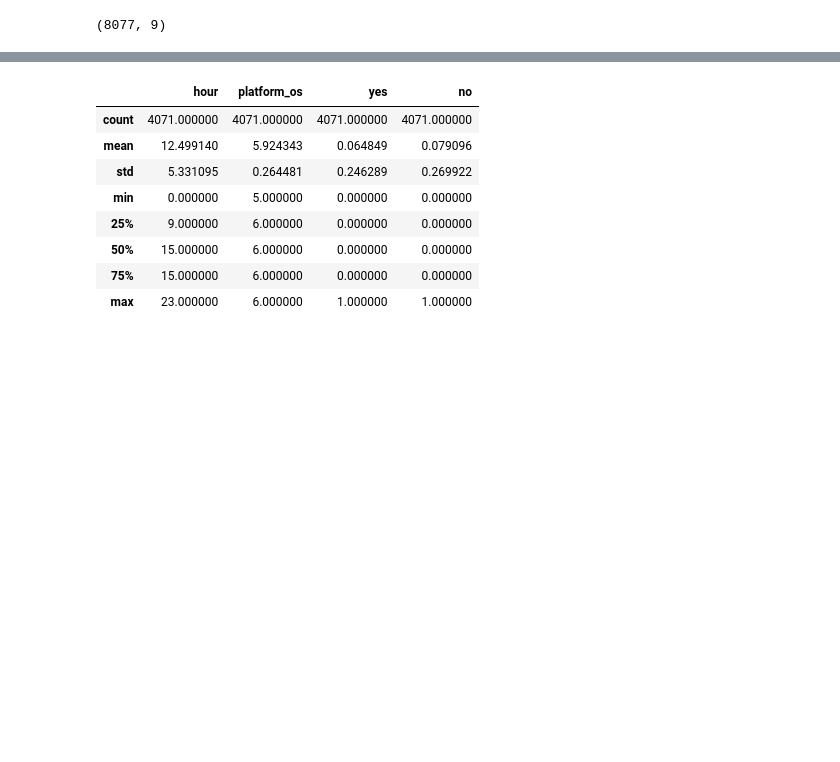
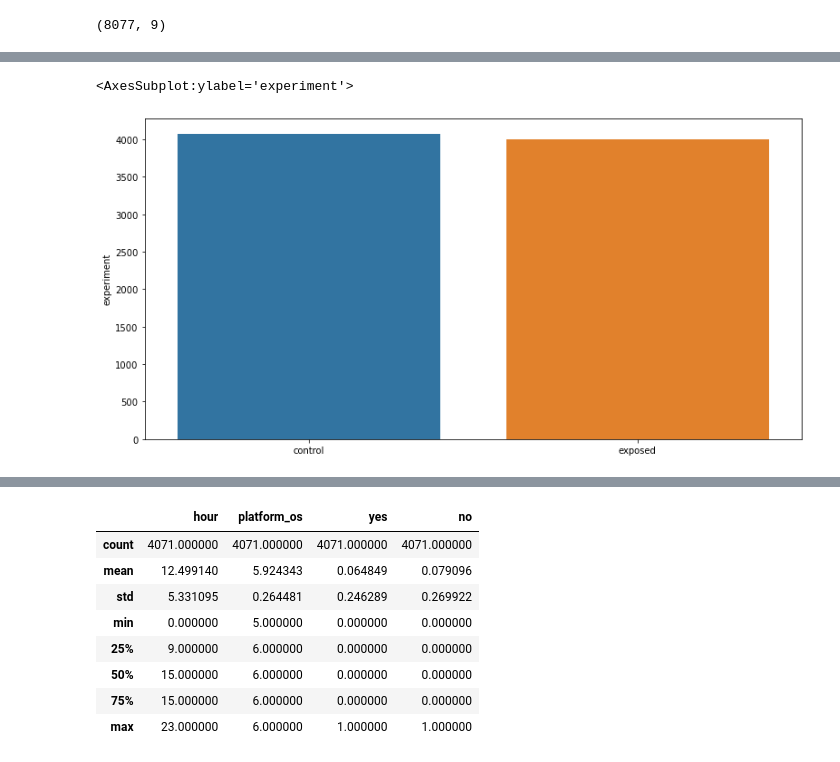
Before and after one commit to NatnaelSisay/SmartAd_AB_testing, a Jupyter notebook: notebooks/adCampain-notebook.ipynb, the cells around one changed output, grey strips where cells are left out. Saved outputs shown, nothing was run; the diff lists cells and outputs as text; code cells hidden in the pictures; blank space fills up the shorter version.

Commit message:
added seaborn diagrams

```diff
--- a/notebooks/adCampain-notebook.ipynb
+++ b/notebooks/adCampain-notebook.ipynb
@@ -37,0 +65,7 @@ ad_df.shape
+# %%
+result = ad_df['experiment'].value_counts()
+plt.figure(figsize=(13, 6.5))
+sns.barplot(x=result.index, y=result)
+# %% [output]
+<AxesSubplot:ylabel='experiment'>
+[figure, added]
```
Also changed, not shown: parts of 25 cells of this notebook.
